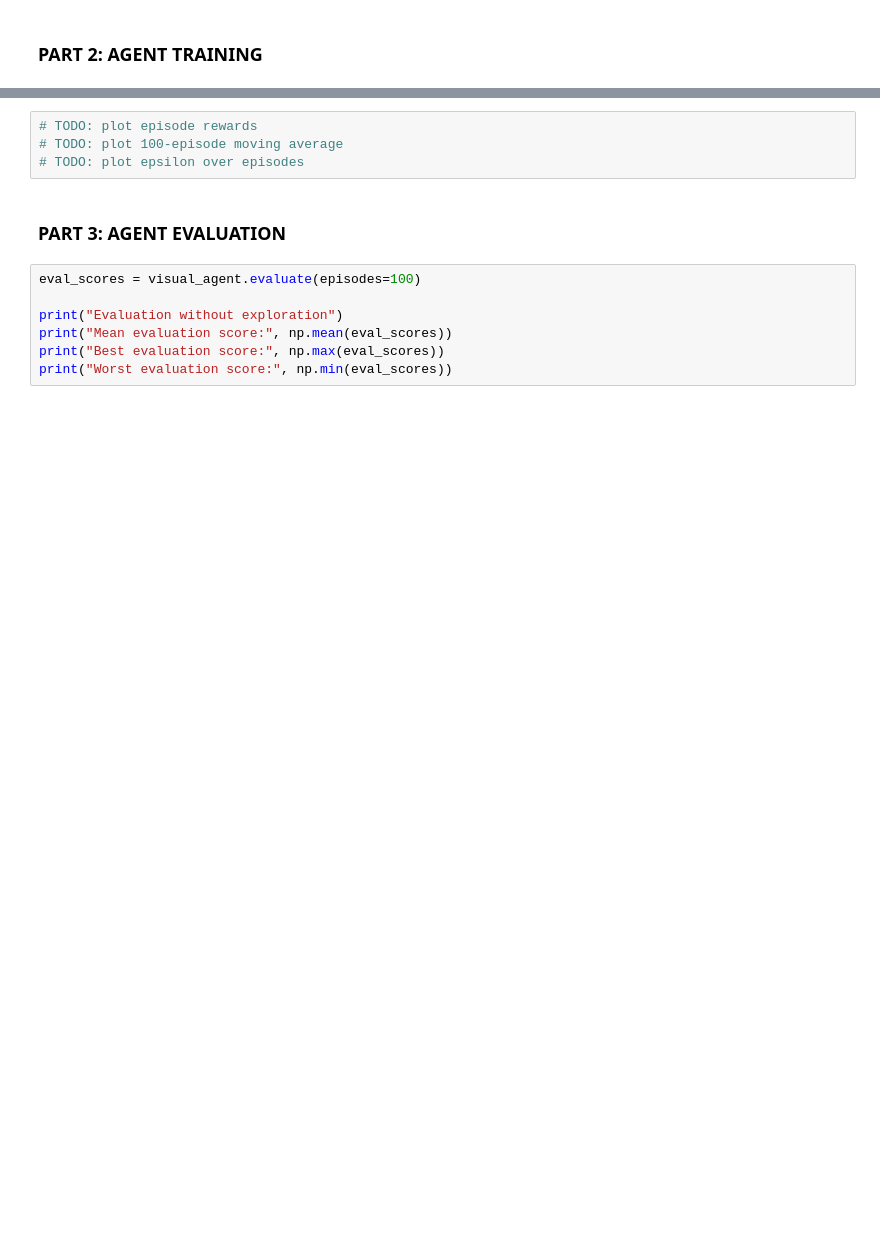
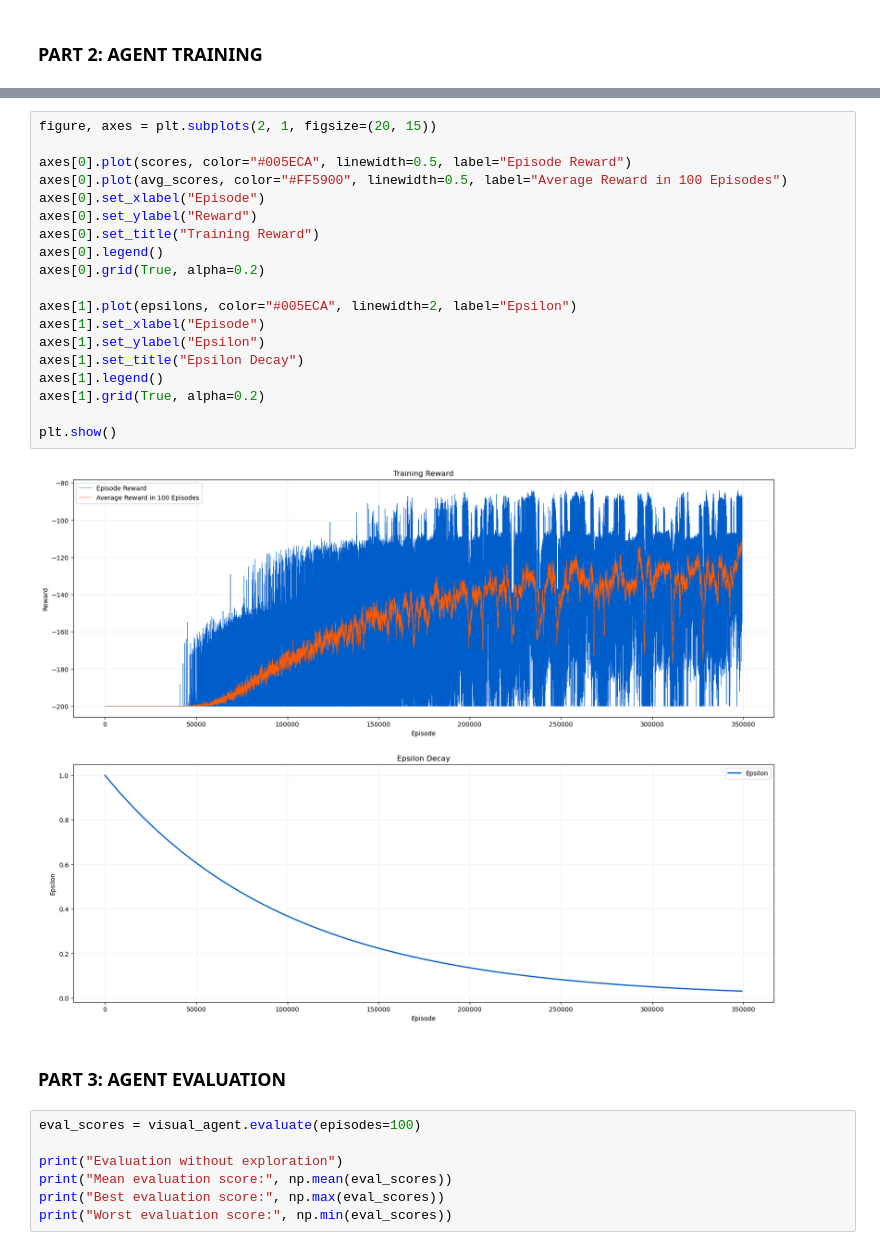
Before and after one commit to sami-rk/MountainCarRL, a Jupyter notebook: RL_model.ipynb, the cells around one changed output, grey strips where cells are left out. Cells and saved outputs as stored; diff of their text form; blank space fills up the shorter version.

```diff
--- a/RL_model.ipynb
+++ b/RL_model.ipynb
@@ -222,7 +279,24 @@ scores, avg_scores, epsilons, shaped_scores = visual_agent.train()
 # %%
-# TODO: plot episode rewards
-# TODO: plot 100-episode moving average
-# TODO: plot epsilon over episodes
+figure, axes = plt.subplots(2, 1, figsize=(20, 15))
+
+axes[0].plot(scores, color="#005ECA", linewidth=0.5, label="Episode Reward")
+axes[0].plot(avg_scores, color="#FF5900", linewidth=0.5, label="Average Reward in 100 Episodes")
+axes[0].set_xlabel("Episode")
+axes[0].set_ylabel("Reward")
+axes[0].set_title("Training Reward")
+axes[0].legend()
+axes[0].grid(True, alpha=0.2)
+
+axes[1].plot(epsilons, color="#005ECA", linewidth=2, label="Epsilon")
+axes[1].set_xlabel("Episode")
+axes[1].set_ylabel("Epsilon")
+axes[1].set_title("Epsilon Decay")
+axes[1].legend()
+axes[1].grid(True, alpha=0.2)
+
+plt.show()
+# %% [output]
+[figure, added]
 # %% [markdown]
 ### **PART 3: AGENT EVALUATION**
 # %%
```
Also changed, not shown: parts of 7 cells of this notebook.
